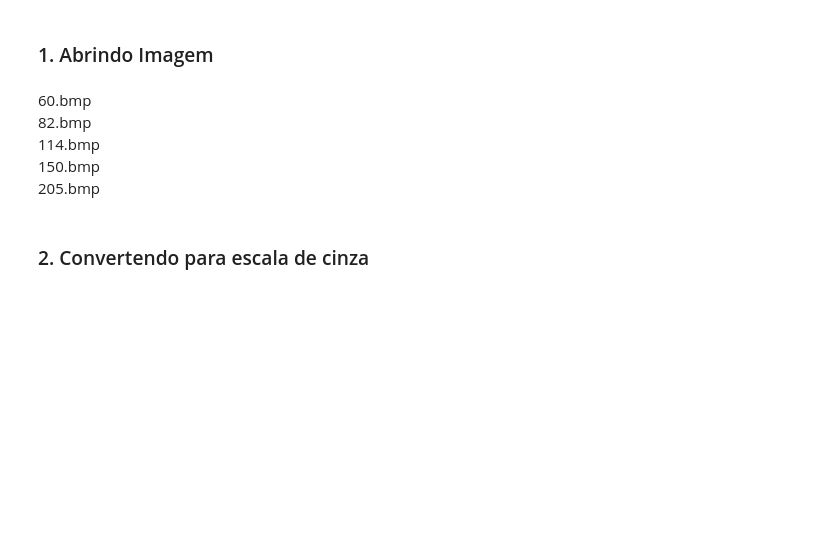
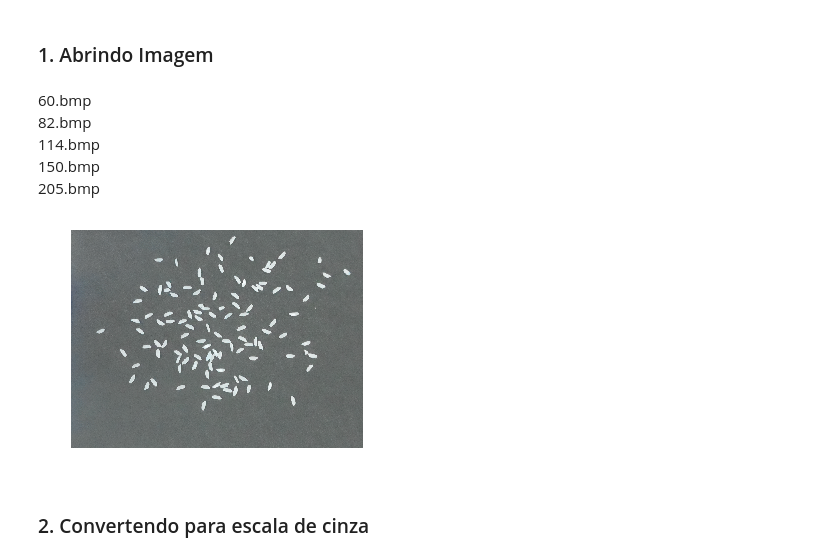
Before and after one commit to cordeirolibel/pdi, a Jupyter notebook: T04/com_grad.ipynb, the cells around one changed output. Cells and saved outputs as stored; diff of their text form; code cells hidden in the pictures; blank space fills up the shorter version.

```diff
--- a/T04/com_grad.ipynb
+++ b/T04/com_grad.ipynb
@@ -27,8 +28,10 @@ def f2i(im):#float to int
 150.bmp<br>
 205.bmp
 # %%
-im = cv2.imread("60.bmp")
+im = cv2.imread("114.bmp")
 imshow(im)
+# %% [output]
+[figure, added]
 # %% [markdown]
 ### 2. Convertendo para escala de cinza
 # %%
```
Also changed, not shown: parts of 11 cells of this notebook.
